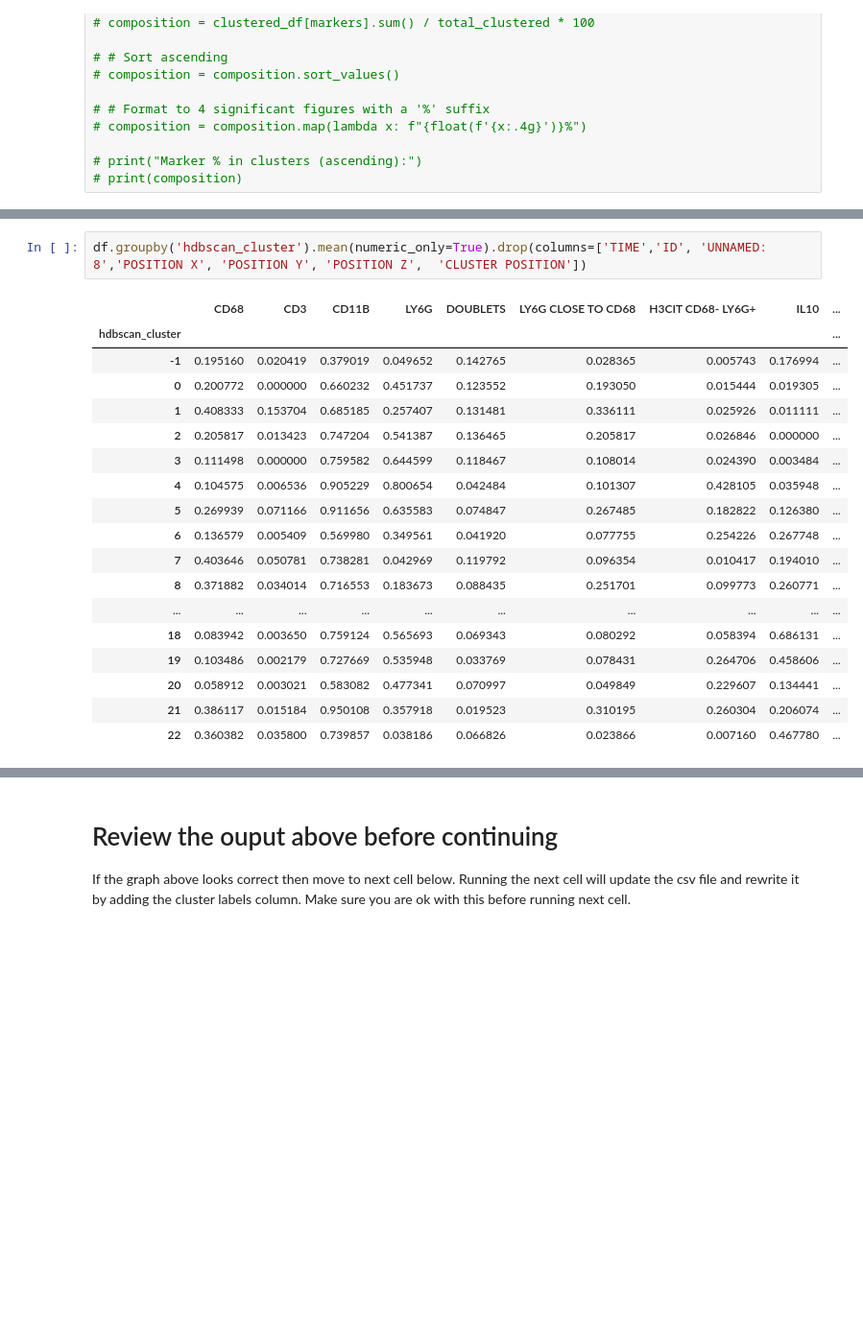
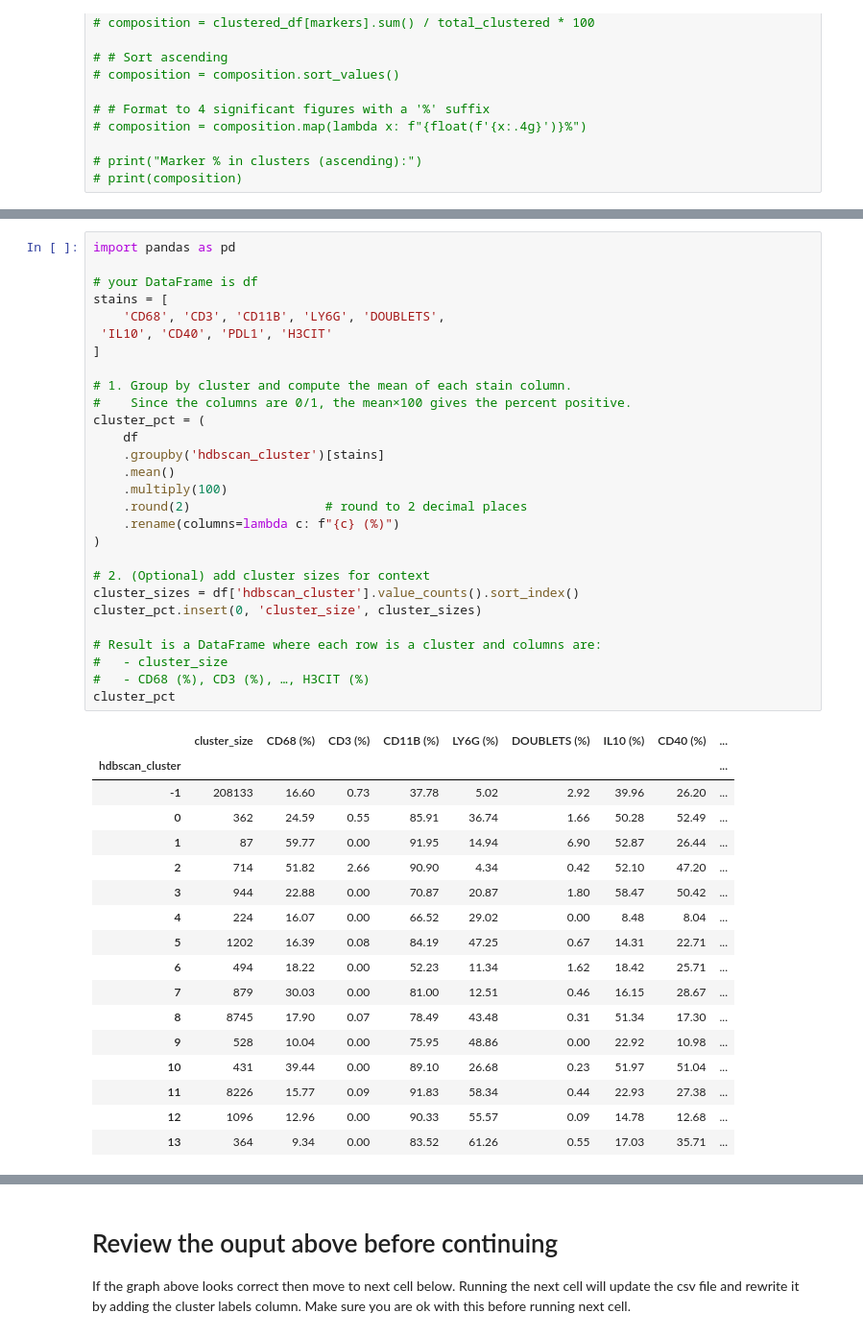
Before and after one commit to helclp/lab_proj1, a Jupyter notebook: sam_clusterer_rnd.ipynb, the cells around one changed output, grey strips where cells are left out. Shown at 96% size. Drawn from its saved outputs; the diff is of its cells as text; blank space fills up the shorter version.

```diff
--- a/sam_clusterer_rnd.ipynb
+++ b/sam_clusterer_rnd.ipynb
@@ -441,21 +471,46 @@ Index(['POSITION X', 'POSITION Y', 'POSITION Z', 'UNIT', 'CATEGORY',
 # %%
-df.groupby('hdbscan_cluster').mean(numeric_only=True).drop(columns=['TIME','ID', 'UNNAMED: 8','POSITION X', 'POSITION Y', 'POSITION Z',  'CLUSTER POSITION'])
+import pandas as pd
+
+# your DataFrame is df
+stains = [
+    'CD68', 'CD3', 'CD11B', 'LY6G', 'DOUBLETS',
+ 'IL10', 'CD40', 'PDL1', 'H3CIT'
+]
+
+# 1. Group by cluster and compute the mean of each stain column.
+#    Since the columns are 0/1, the mean×100 gives the percent positive.
+cluster_pct = (
+    df
+    .groupby('hdbscan_cluster')[stains]
+    .mean()
+    .multiply(100)
+    .round(2)                  # round to 2 decimal places
+    .rename(columns=lambda c: f"{c} (%)")
+)
+
+# 2. (Optional) add cluster sizes for context
+cluster_sizes = df['hdbscan_cluster'].value_counts().sort_index()
+cluster_pct.insert(0, 'cluster_size', cluster_sizes)
+
+# Result is a DataFrame where each row is a cluster and columns are:
+#   - cluster_size
+#   - CD68 (%), CD3 (%), …, H3CIT (%)
+cluster_pct
 # %% [output]
-|  | CD68 | CD3 | CD11B | LY6G | DOUBLETS | LY6G CLOSE TO CD68 | H3CIT CD68- LY6G+ | IL10 | ... |
+|  | cluster_size | CD68 (%) | CD3 (%) | CD11B (%) | LY6G (%) | DOUBLETS (%) | IL10 (%) | CD40 (%) | ... |
 | hdbscan_cluster |  |  |  |  |  |  |  |  | ... |
-| -1 | 0.195160 | 0.020419 | 0.379019 | 0.049652 | 0.142765 | 0.028365 | 0.005743 | 0.176994 | ... |
-| 0 | 0.200772 | 0.000000 | 0.660232 | 0.451737 | 0.123552 | 0.193050 | 0.015444 | 0.019305 | ... |
-| 1 | 0.408333 | 0.153704 | 0.685185 | 0.257407 | 0.131481 | 0.336111 | 0.025926 | 0.011111 | ... |
-| 2 | 0.205817 | 0.013423 | 0.747204 | 0.541387 | 0.136465 | 0.205817 | 0.026846 | 0.000000 | ... |
-| 3 | 0.111498 | 0.000000 | 0.759582 | 0.644599 | 0.118467 | 0.108014 | 0.024390 | 0.003484 | ... |
-| 4 | 0.104575 | 0.006536 | 0.905229 | 0.800654 | 0.042484 | 0.101307 | 0.428105 | 0.035948 | ... |
-| 5 | 0.269939 | 0.071166 | 0.911656 | 0.635583 | 0.074847 | 0.267485 | 0.182822 | 0.126380 | ... |
-| 6 | 0.136579 | 0.005409 | 0.569980 | 0.349561 | 0.041920 | 0.077755 | 0.254226 | 0.267748 | ... |
-| 7 | 0.403646 | 0.050781 | 0.738281 | 0.042969 | 0.119792 | 0.096354 | 0.010417 | 0.194010 | ... |
-| 8 | 0.371882 | 0.034014 | 0.716553 | 0.183673 | 0.088435 | 0.251701 | 0.099773 | 0.260771 | ... |
-| ... | ... | ... | ... | ... | ... | ... | ... | ... | ... |
-| 18 | 0.083942 | 0.003650 | 0.759124 | 0.565693 | 0.069343 | 0.080292 | 0.058394 | 0.686131 | ... |
-| 19 | 0.103486 | 0.002179 | 0.727669 | 0.535948 | 0.033769 | 0.078431 | 0.264706 | 0.458606 | ... |
-| 20 | 0.058912 | 0.003021 | 0.583082 | 0.477341 | 0.070997 | 0.049849 | 0.229607 | 0.134441 | ... |
-| 21 | 0.386117 | 0.015184 | 0.950108 | 0.357918 | 0.019523 | 0.310195 | 0.260304 | 0.206074 | ... |
-| 22 | 0.360382 | 0.035800 | 0.739857 | 0.038186 | 0.066826 | 0.023866 | 0.007160 | 0.467780 | ... |
+| -1 | 208133 | 16.60 | 0.73 | 37.78 | 5.02 | 2.92 | 39.96 | 26.20 | ... |
+| 0 | 362 | 24.59 | 0.55 | 85.91 | 36.74 | 1.66 | 50.28 | 52.49 | ... |
+| 1 | 87 | 59.77 | 0.00 | 91.95 | 14.94 | 6.90 | 52.87 | 26.44 | ... |
+| 2 | 714 | 51.82 | 2.66 | 90.90 | 4.34 | 0.42 | 52.10 | 47.20 | ... |
+| 3 | 944 | 22.88 | 0.00 | 70.87 | 20.87 | 1.80 | 58.47 | 50.42 | ... |
+| 4 | 224 | 16.07 | 0.00 | 66.52 | 29.02 | 0.00 | 8.48 | 8.04 | ... |
+| 5 | 1202 | 16.39 | 0.08 | 84.19 | 47.25 | 0.67 | 14.31 | 22.71 | ... |
+| 6 | 494 | 18.22 | 0.00 | 52.23 | 11.34 | 1.62 | 18.42 | 25.71 | ... |
+| 7 | 879 | 30.03 | 0.00 | 81.00 | 12.51 | 0.46 | 16.15 | 28.67 | ... |
+| 8 | 8745 | 17.90 | 0.07 | 78.49 | 43.48 | 0.31 | 51.34 | 17.30 | ... |
+| 9 | 528 | 10.04 | 0.00 | 75.95 | 48.86 | 0.00 | 22.92 | 10.98 | ... |
+| 10 | 431 | 39.44 | 0.00 | 89.10 | 26.68 | 0.23 | 51.97 | 51.04 | ... |
+| 11 | 8226 | 15.77 | 0.09 | 91.83 | 58.34 | 0.44 | 22.93 | 27.38 | ... |
+| 12 | 1096 | 12.96 | 0.00 | 90.33 | 55.57 | 0.09 | 14.78 | 12.68 | ... |
+| 13 | 364 | 9.34 | 0.00 | 83.52 | 61.26 | 0.55 | 17.03 | 35.71 | ... |
```
Also changed, not shown: parts of 23 cells of this notebook, 2 other files.
